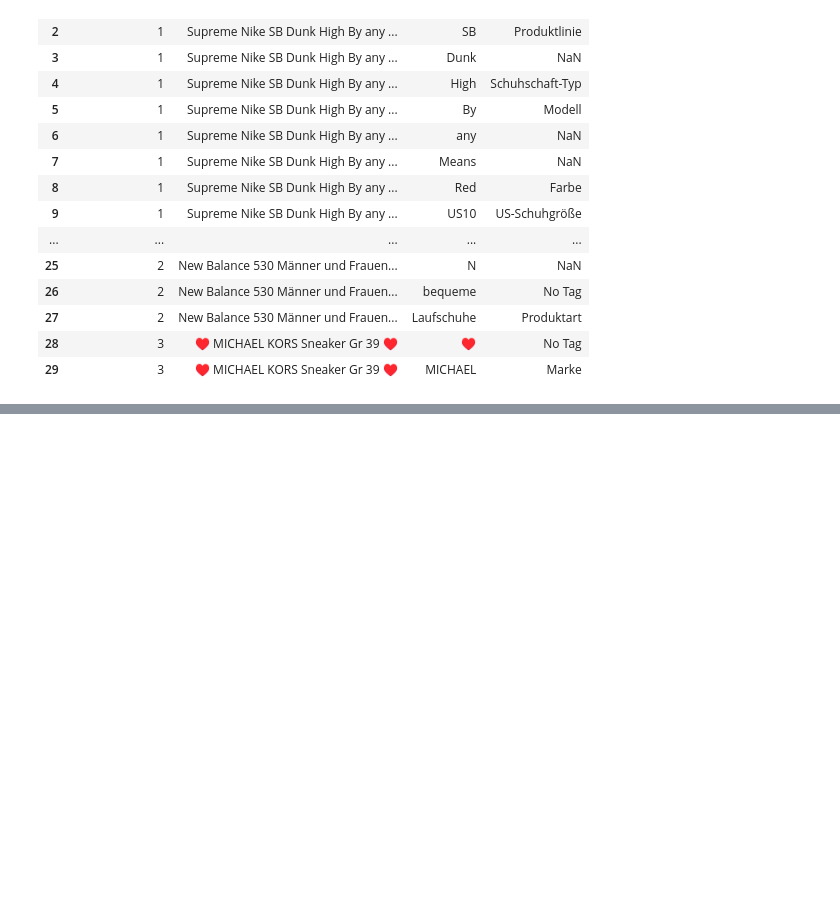
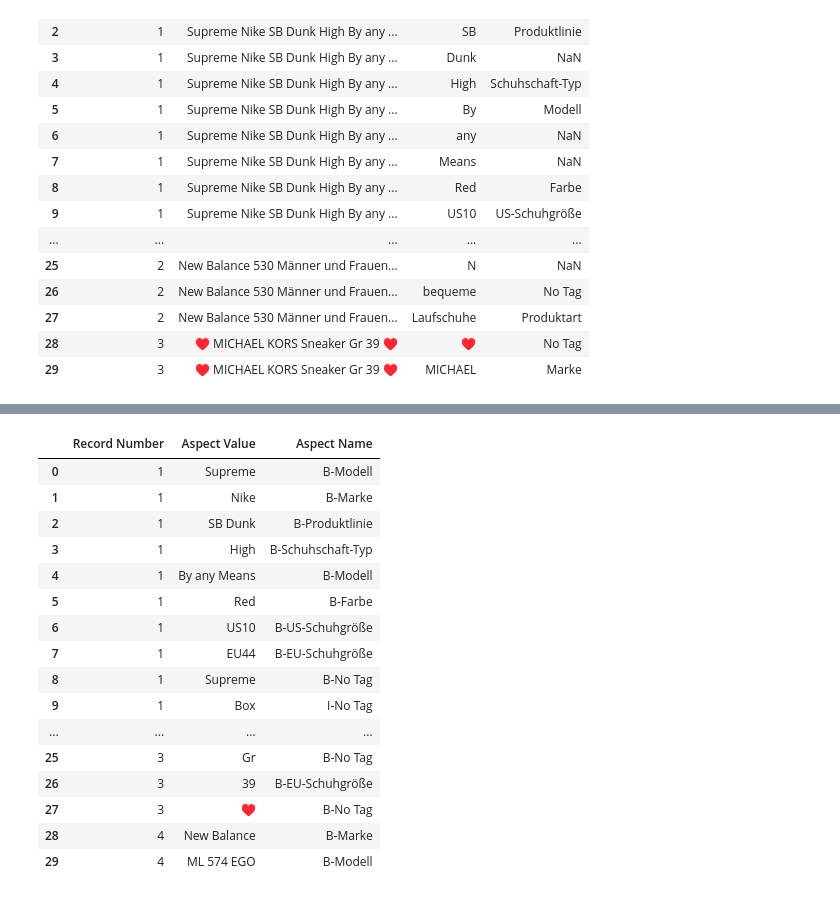
Before and after one commit to mihir1906/eBay-NER-Project, a Jupyter notebook: notebooks/NER.ipynb, the cells around one changed output, grey strips where cells are left out. Drawn from its saved outputs; the diff is of its cells as text; code cells hidden in the pictures; blank space fills up the shorter version.

```diff
--- a/notebooks/NER.ipynb
+++ b/notebooks/NER.ipynb
@@ -68,0 +198,22 @@ First 30 rows of Tagged Titles:
+# %%
+# Apply the conversion
+tagged_titles_df_final['Aspect Name'] = convert_to_iob(tagged_titles_df_final)
+tagged_titles_df_final.head(30)
+# %% [output]
+|  | Record Number | Aspect Value | Aspect Name |
+| 0 | 1 | Supreme | B-Modell |
+| 1 | 1 | Nike | B-Marke |
+| 2 | 1 | SB Dunk | B-Produktlinie |
+| 3 | 1 | High | B-Schuhschaft-Typ |
+| 4 | 1 | By any Means | B-Modell |
+| 5 | 1 | Red | B-Farbe |
+| 6 | 1 | US10 | B-US-Schuhgröße |
+| 7 | 1 | EU44 | B-EU-Schuhgröße |
+| 8 | 1 | Supreme | B-No Tag |
+| 9 | 1 | Box | I-No Tag |
+| ... | ... | ... | ... |
+| 25 | 3 | Gr | B-No Tag |
+| 26 | 3 | 39 | B-EU-Schuhgröße |
+| 27 | 3 | ♥ | B-No Tag |
+| 28 | 4 | New Balance | B-Marke |
+| 29 | 4 | ML 574 EGO | B-Modell |
```
Also changed, not shown: parts of 24 cells of this notebook, 2 other files.
